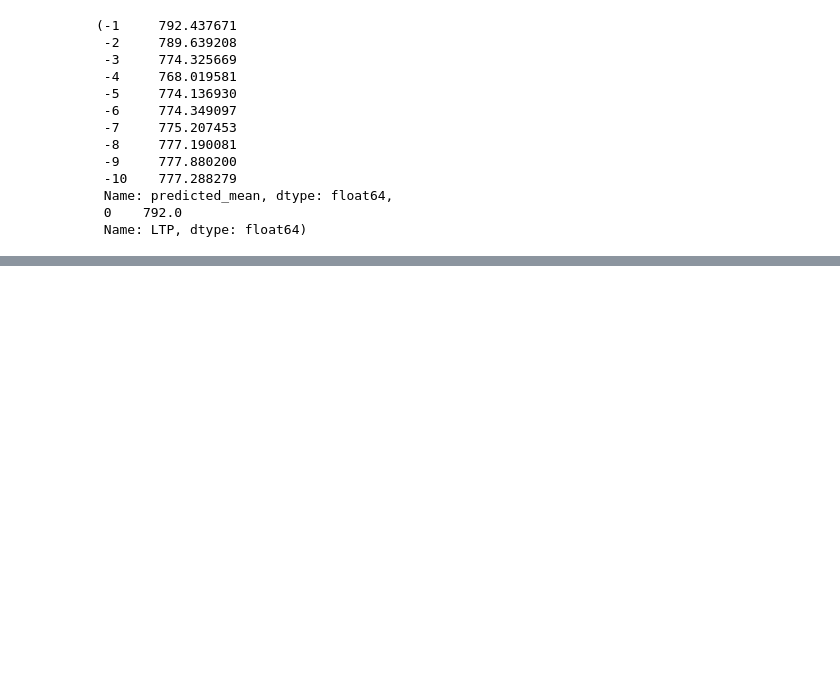
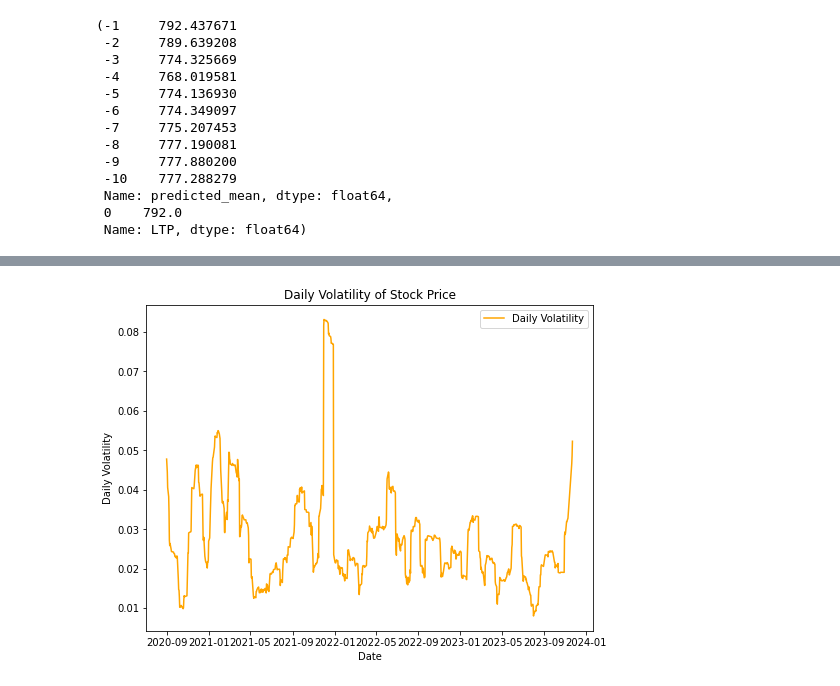
Before and after one commit to Twtamaris/stock_price_predictor, a Jupyter notebook: share_price.ipynb, the cells around one changed output, grey strips where cells are left out. Drawn from its saved outputs; the diff is of its cells as text; code cells hidden in the pictures; blank space fills up the shorter version.

```diff
--- a/share_price.ipynb
+++ b/share_price.ipynb
@@ -322,3 +322,7 @@ forecast, df["LTP"].head(1)
  Name: predicted_mean, dtype: float64,
  0    792.0
  Name: LTP, dtype: float64)
+# %%
+# Daily_volatility i.e Fluctuation of Share Price(Standard Deviation)
+daily_volatility = df['LTP'].pct_change().rolling(window=20).std()
+daily_volatility
@@ -324,0 +342,11 @@ forecast, df["LTP"].head(1)
+# %%
+plt.figure(figsize=(8, 6))
+plt.plot(df["Date"], daily_volatility, label='Daily Volatility', color='orange')
+# plt.plot(df["Date"].head(100), daily_volatility.head(100), label='Daily Volatility', color='orange')
+plt.title('Daily Volatility of Stock Price')
+plt.xlabel('Date')
+plt.ylabel('Daily Volatility')
+plt.legend()
+plt.show()
+# %% [output]
+[figure, added]
```
Also changed, not shown: parts of 16 cells of this notebook.
